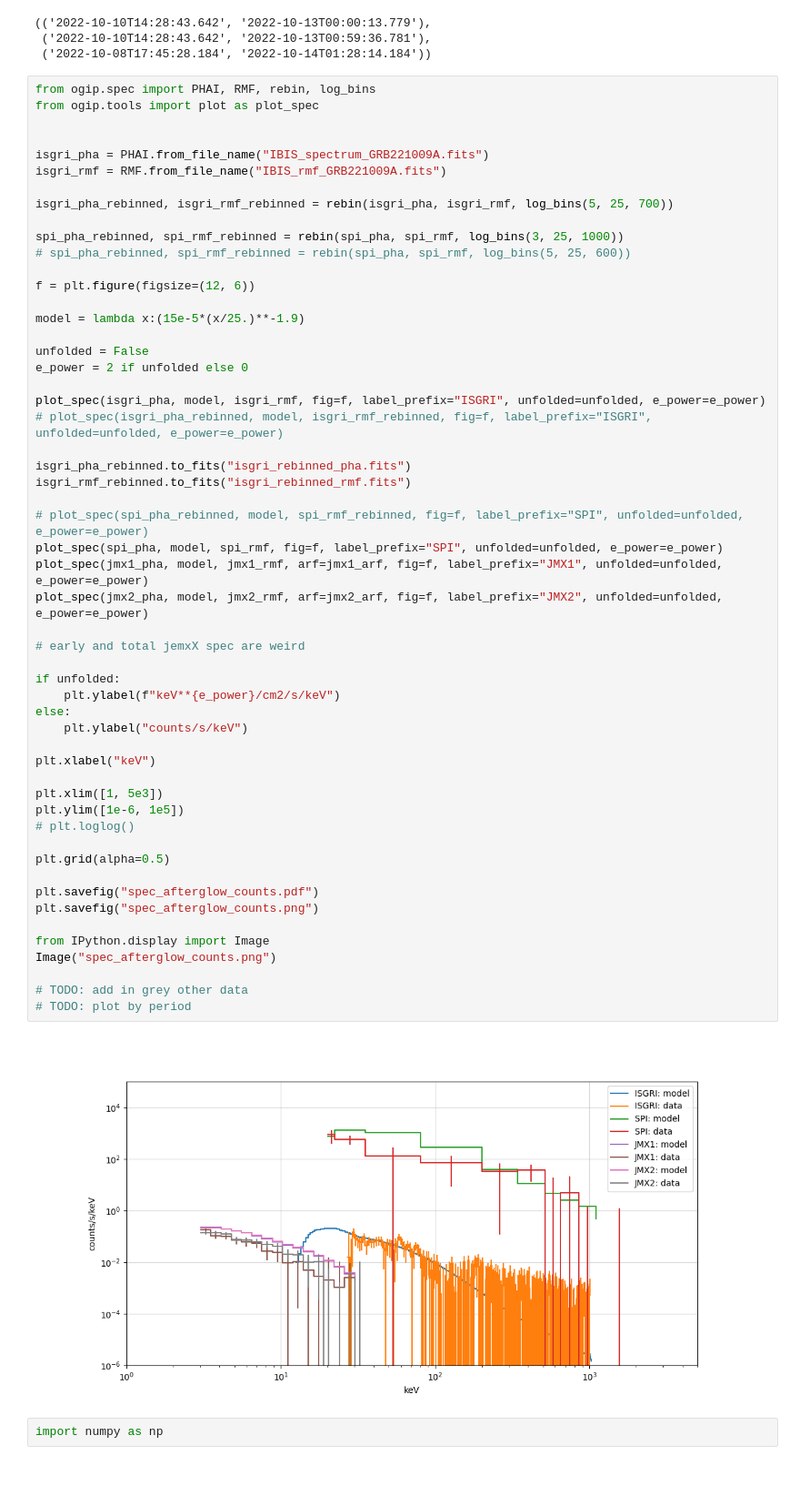
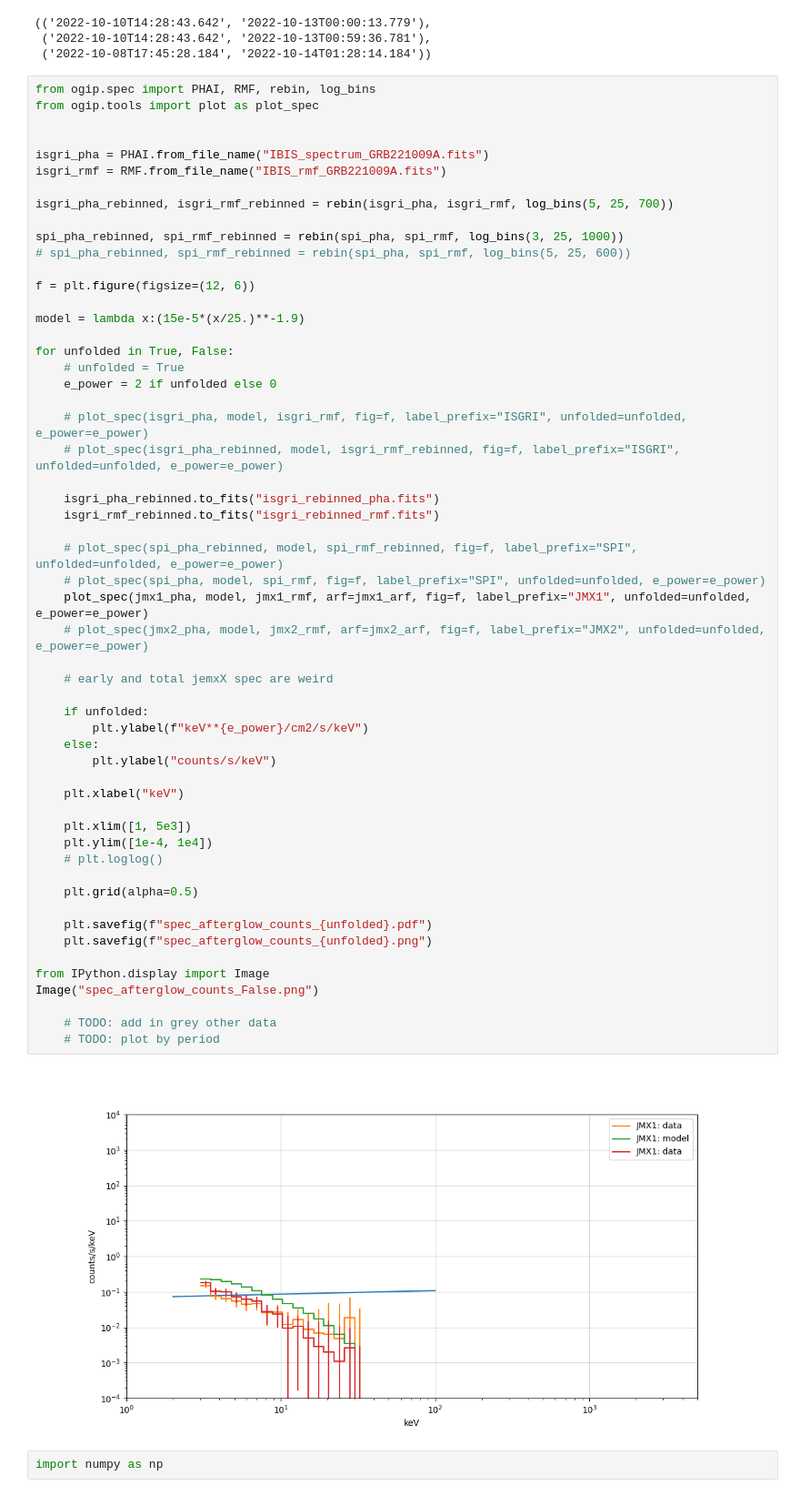
Before and after one commit to volodymyrss/grb221009, a Jupyter notebook: spectrum.ipynb, the cells around one changed output. Shown at 91% size. Drawn from its saved outputs; the diff is of its cells as text.

```diff
--- a/spectrum.ipynb
+++ b/spectrum.ipynb
@@ -130,59 +150,60 @@ spec2isot12(jmx1_pha), spec2isot12(isgri_pha), (ijd2isot(r8_t1), ijd2isot(r9_t2)
 # %%
 from ogip.spec import PHAI, RMF, rebin, log_bins
 from ogip.tools import plot as plot_spec
 
 
 isgri_pha = PHAI.from_file_name("IBIS_spectrum_GRB221009A.fits")
 isgri_rmf = RMF.from_file_name("IBIS_rmf_GRB221009A.fits")
 
 isgri_pha_rebinned, isgri_rmf_rebinned = rebin(isgri_pha, isgri_rmf, log_bins(5, 25, 700))
 
 spi_pha_rebinned, spi_rmf_rebinned = rebin(spi_pha, spi_rmf, log_bins(3, 25, 1000))
 # spi_pha_rebinned, spi_rmf_rebinned = rebin(spi_pha, spi_rmf, log_bins(5, 25, 600))
 
 f = plt.figure(figsize=(12, 6))
 
 model = lambda x:(15e-5*(x/25.)**-1.9)
 
-unfolded = False
-e_power = 2 if unfolded else 0
+for unfolded in True, False:
+    # unfolded = True
+    e_power = 2 if unfolded else 0
 
-plot_spec(isgri_pha, model, isgri_rmf, fig=f, label_prefix="ISGRI", unfolded=unfolded, e_power=e_power)
-# plot_spec(isgri_pha_rebinned, model, isgri_rmf_rebinned, fig=f, label_prefix="ISGRI", unfolded=unfolded, e_power=e_power)
+    # plot_spec(isgri_pha, model, isgri_rmf, fig=f, label_prefix="ISGRI", unfolded=unfolded, e_power=e_power)
+    # plot_spec(isgri_pha_rebinned, model, isgri_rmf_rebinned, fig=f, label_prefix="ISGRI", unfolded=unfolded, e_power=e_power)
 
-isgri_pha_rebinned.to_fits("isgri_rebinned_pha.fits")
-isgri_rmf_rebinned.to_fits("isgri_rebinned_rmf.fits")
+    isgri_pha_rebinned.to_fits("isgri_rebinned_pha.fits")
+    isgri_rmf_rebinned.to_fits("isgri_rebinned_rmf.fits")
 
-# plot_spec(spi_pha_rebinned, model, spi_rmf_rebinned, fig=f, label_prefix="SPI", unfolded=unfolded, e_power=e_power)
-plot_spec(spi_pha, model, spi_rmf, fig=f, label_prefix="SPI", unfolded=unfolded, e_power=e_power)
-plot_spec(jmx1_pha, model, jmx1_rmf, arf=jmx1_arf, fig=f, label_prefix="JMX1", unfolded=unfolded, e_power=e_power)
-plot_spec(jmx2_pha, model, jmx2_rmf, arf=jmx2_arf, fig=f, label_prefix="JMX2", unfolded=unfolded, e_power=e_power)
+    # plot_spec(spi_pha_rebinned, model, spi_rmf_rebinned, fig=f, label_prefix="SPI", unfolded=unfolded, e_power=e_power)
+    # plot_spec(spi_pha, model, spi_rmf, fig=f, label_prefix="SPI", unfolded=unfolded, e_power=e_power)
+    plot_spec(jmx1_pha, model, jmx1_rmf, arf=jmx1_arf, fig=f, label_prefix="JMX1", unfolded=unfolded, e_power=e_power)
+    # plot_spec(jmx2_pha, model, jmx2_rmf, arf=jmx2_arf, fig=f, label_prefix="JMX2", unfolded=unfolded, e_power=e_power)
 
-# early and total jemxX spec are weird
+    # early and total jemxX spec are weird
 
-if unfolded:
-    plt.ylabel(f"keV**{e_power}/cm2/s/keV")
-else:
-    plt.ylabel("counts/s/keV")
+    if unfolded:
+        plt.ylabel(f"keV**{e_power}/cm2/s/keV")
+    else:
+        plt.ylabel("counts/s/keV")
 
-plt.xlabel("keV")
+    plt.xlabel("keV")
 
-plt.xlim([1, 5e3])
-plt.ylim([1e-6, 1e5])
-# plt.loglog()
+    plt.xlim([1, 5e3])
+    plt.ylim([1e-4, 1e4])
+    # plt.loglog()
 
-plt.grid(alpha=0.5)
+    plt.grid(alpha=0.5)
 
-plt.savefig("spec_afterglow_counts.pdf")
-plt.savefig("spec_afterglow_counts.png")
+    plt.savefig(f"spec_afterglow_counts_{unfolded}.pdf")
+    plt.savefig(f"spec_afterglow_counts_{unfolded}.png")
 
 from IPython.display import Image
-Image("spec_afterglow_counts.png")
+Image("spec_afterglow_counts_False.png")
 
-# TODO: add in grey other data
-# TODO: plot by period
+    # TODO: add in grey other data
+    # TODO: plot by period
 # %% [output]
-[figure, old version]
+[figure, new version]
 # %%
 import numpy as np
 # %%
```
Also changed, not shown: parts of 6 cells of this notebook.
